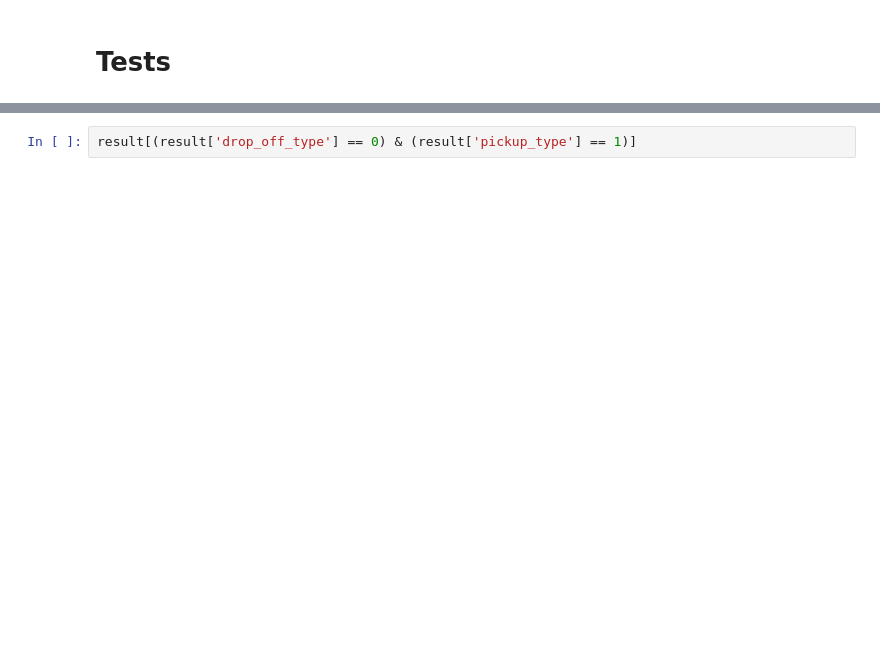
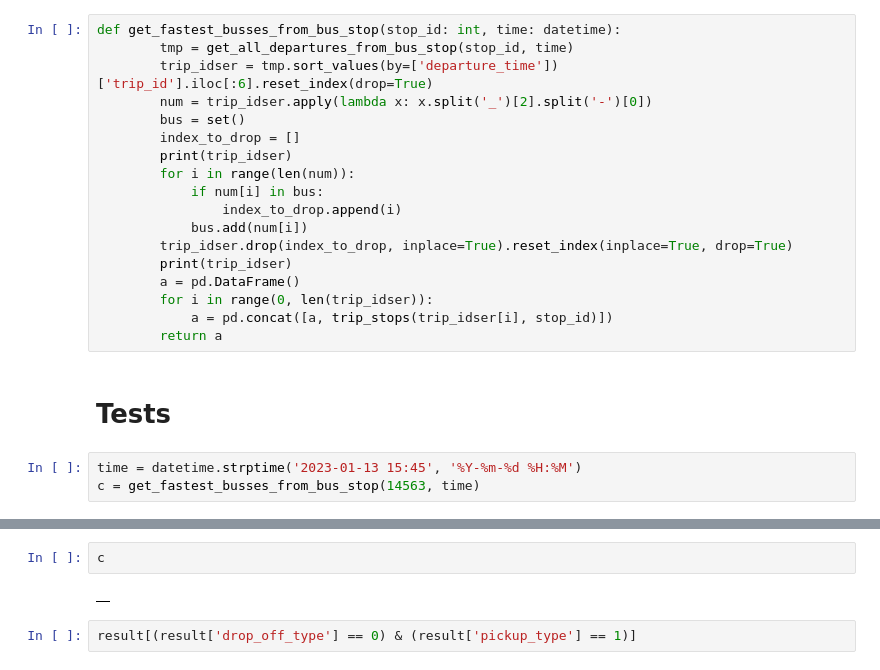
Before and after one commit to Mazurel/PG-Hackaton-2023, a Jupyter notebook: solution/testing.ipynb, the cells around one changed output, grey strips where cells are left out. Drawn from its saved outputs; the diff is of its cells as text; blank space fills up the shorter version.

```diff
--- a/solution/testing.ipynb
+++ b/solution/testing.ipynb
@@ -57,5 +58,26 @@ def trip_stops(trip_id, stop_id):
     x = x[x['stop_sequence'] >= x[x['stop_id'] == stop_id]['stop_sequence'].values[0]]
     stops = pd.concat([x['route_id'], x['stop_id'],x['stop_name'],x['stop_lat'],x['stop_lon'],x['departure_time'],x['arrival_time']],axis = 1)
     return stops
+# %%
+def get_fastest_busses_from_bus_stop(stop_id: int, time: datetime):
+        tmp = get_all_departures_from_bus_stop(stop_id, time)
+        trip_idser = tmp.sort_values(by=['departure_time'])['trip_id'].iloc[:6].reset_index(drop=True)
+        num = trip_idser.apply(lambda x: x.split('_')[2].split('-')[0])
+        bus = set()
+        index_to_drop = []
+        print(trip_idser)
+        for i in range(len(num)):
+            if num[i] in bus:
+                index_to_drop.append(i)
+            bus.add(num[i])
+        trip_idser.drop(index_to_drop, inplace=True).reset_index(inplace=True, drop=True)
+        print(trip_idser)
+        a = pd.DataFrame()
+        for i in range(0, len(trip_idser)):
+            a = pd.concat([a, trip_stops(trip_idser[i], stop_id)])
+        return a
 # %% [markdown]
 <h1>Tests</h1>
+# %%
+time = datetime.strptime('2023-01-13 15:45', '%Y-%m-%d %H:%M')
+c = get_fastest_busses_from_bus_stop(14563, time)
@@ -62,3 +93,7 @@ def trip_stops(trip_id, stop_id):
+# %%
+c
+# %% [output]
+|  |
 # %%
 result[(result['drop_off_type'] == 0) & (result['pickup_type'] == 1)]
 # %% [output]
```
Also changed, not shown: parts of 5 cells of this notebook.
